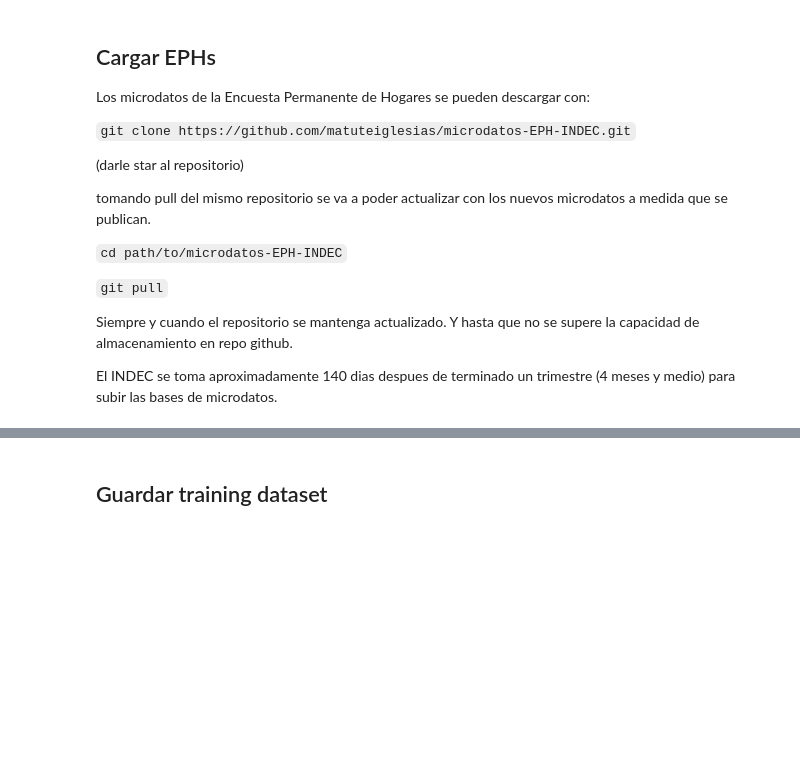
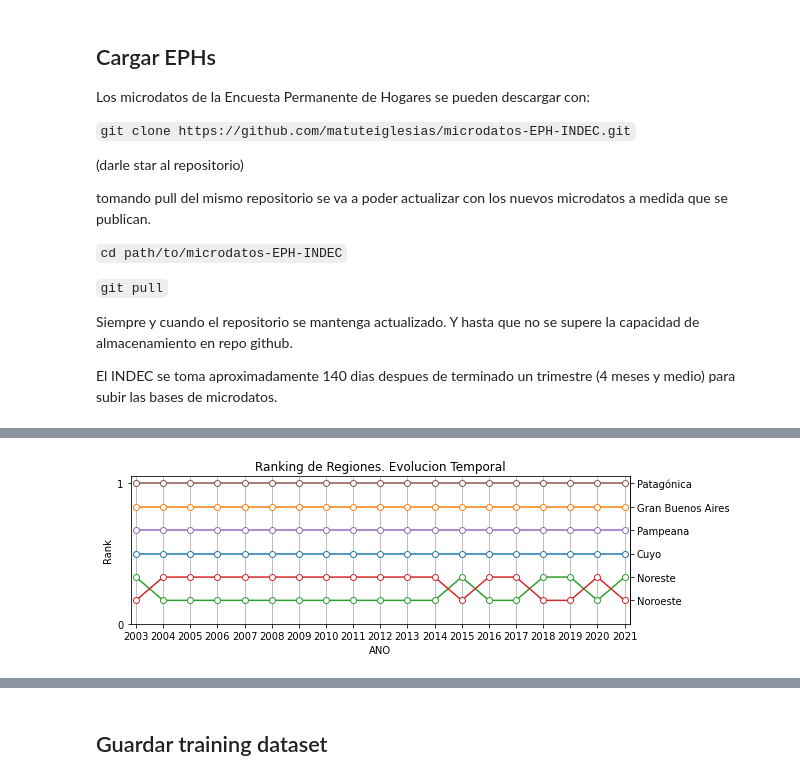
Before and after one commit to matuteiglesias/encuestador-de-hogares, a Jupyter notebook: notebooks/01 - Create training set from EPH.ipynb, the cells around one changed output, grey strips where cells are left out. Saved outputs shown, nothing was run; the diff lists cells and outputs as text; code cells hidden in the pictures; blank space fills up the shorter version.

```diff
--- a/notebooks/01 - Create training set from EPH.ipynb
+++ b/notebooks/01 - Create training set from EPH.ipynb
@@ -287,0 +290,21 @@ ValueError: fill value must be in categories
+# %%
+aglo_list = []
+regs_list = []
+
+startyr = 2003; endyr = 2022;
+for y in range(startyr, endyr):
+    print(y)
+    yr = str(y)[2:]
+    training_file = './../data/training/EPHARG_train_'+str(yr)+'.csv'
+
+    aglo_table = pd.read_csv(training_file, usecols = ['ANO4', 'AGLOMERADO', 'AGLO_rk']).drop_duplicates()
+    aglo_list += [aglo_table]
+
+    regs_table = pd.read_csv(training_file, usecols = ['ANO4', 'Region', 'Reg_rk']).drop_duplicates()
+    regs_list += [regs_table]
+
+aglo_rk = pd.concat(aglo_list)
+regs_rk = pd.concat(regs_list)
+
+aglo_rk.to_csv('./../data/info/AGLO_rk', index = False)
+regs_rk.to_csv('./../data/info/Reg_rk', index = False)
@@ -287,0 +334,24 @@ ValueError: fill value must be in categories
+# %%
+df = pd.read_csv('./../data/info/Reg_rk')
+
+## Nombres de aglo en el ultimo anio para label Y
+ref = df.loc[df.ANO4 == df.ANO4.max()].sort_values('Reg_rk', ascending = False)
+
+fig, ax = plt.subplots(figsize = (9, 3), subplot_kw = dict(ylim = (1.05, 0), xlim = (startyr - .2, endyr - .8)))
+ax.xaxis.set_major_locator(MultipleLocator(1))
+ax.yaxis.set_major_locator(MultipleLocator(1))
+yax2 = ax.secondary_yaxis("right")
+yax2.yaxis.set_major_locator(FixedLocator(ref["Reg_rk"].to_list()))
+yax2.yaxis.set_major_formatter(FixedFormatter(ref["Region"].to_list()))
+
+ax.set(xlabel="ANO", ylabel="Rank", title="Ranking de Regiones. Evolucion Temporal")
+for i, j in df.groupby("Region"):
+    plt.plot("ANO4", "Reg_rk", "o-", data=j, mfc="w")
+
+ax.set_xticks(range(startyr, endyr))
+ax.invert_yaxis()
+ax.grid(axis="x")
+plt.savefig('./../figuras/reg_rk.jpg')
+plt.tight_layout()
+# %% [output]
+[figure, added]
```
Also changed, not shown: parts of 14 cells of this notebook, 5 other files.
